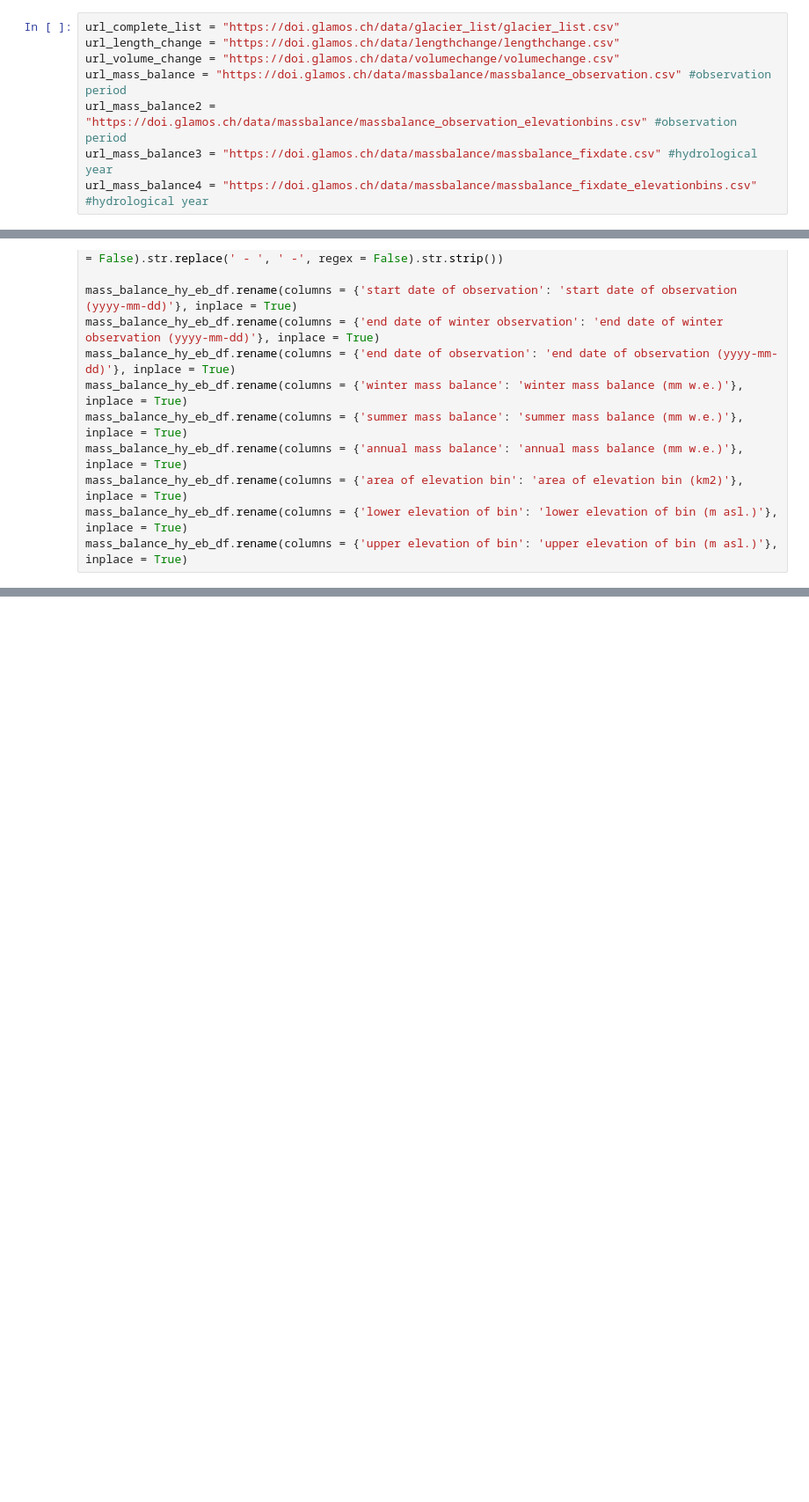
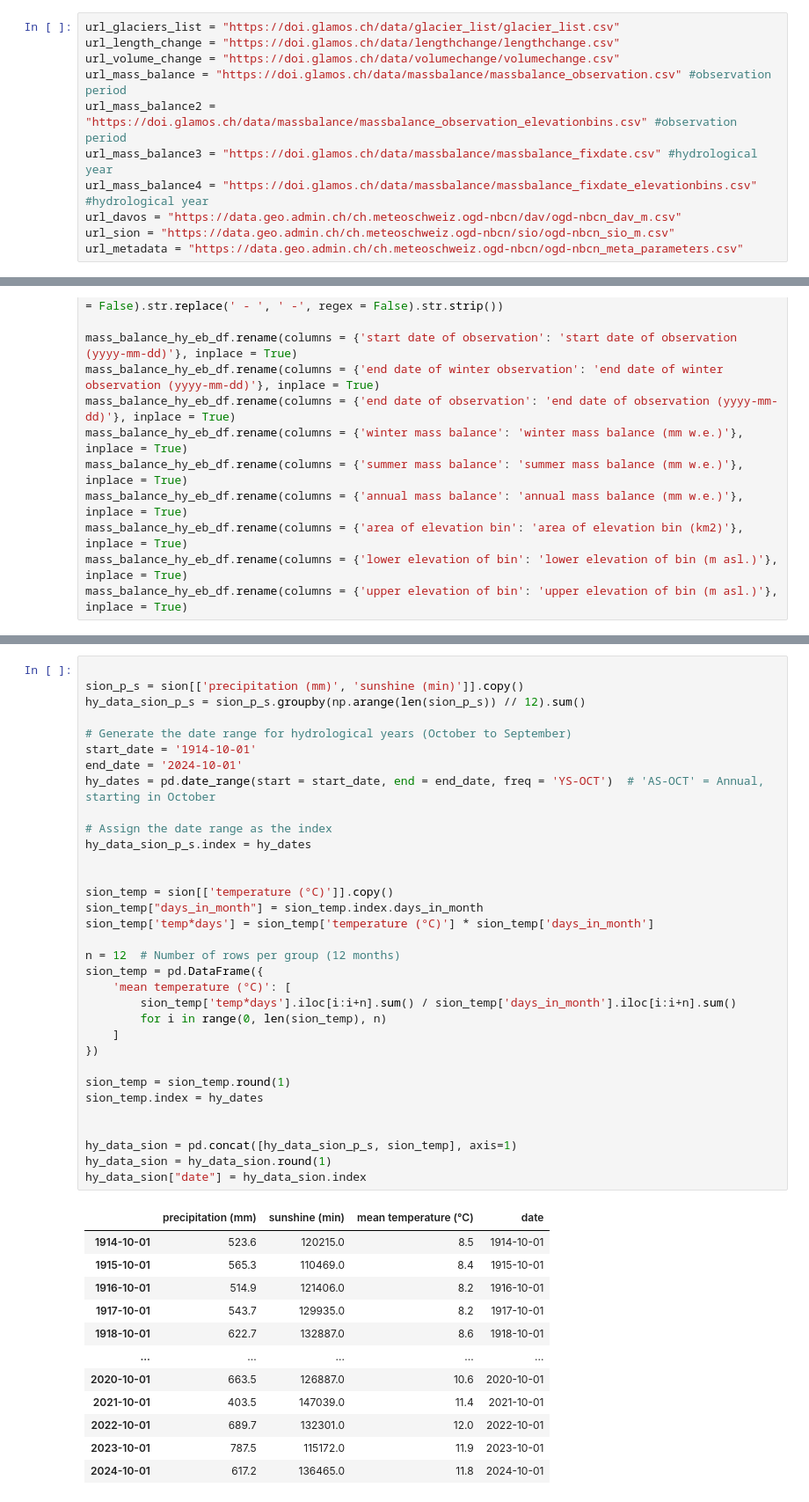
Before and after one commit to fredericvdhurk-code/project-glaciers, a Jupyter notebook: data/data_extraction.ipynb, the cells around one changed output, grey strips where cells are left out. Shown at 88% size. Saved outputs shown, nothing was run; the diff lists cells and outputs as text; blank space fills up the shorter version.

Commit message:
addition of meteoswiss data

```diff
--- a/data/data_extraction.ipynb
+++ b/data/data_extraction.ipynb
@@ -4,9 +5,12 @@ import os
 # %%
-url_complete_list = "https://doi.glamos.ch/data/glacier_list/glacier_list.csv"
+url_glaciers_list = "https://doi.glamos.ch/data/glacier_list/glacier_list.csv"
 url_length_change = "https://doi.glamos.ch/data/lengthchange/lengthchange.csv"
 url_volume_change = "https://doi.glamos.ch/data/volumechange/volumechange.csv"
 url_mass_balance = "https://doi.glamos.ch/data/massbalance/massbalance_observation.csv" #observation period
 url_mass_balance2 = "https://doi.glamos.ch/data/massbalance/massbalance_observation_elevationbins.csv" #observation period
 url_mass_balance3 = "https://doi.glamos.ch/data/massbalance/massbalance_fixdate.csv" #hydrological year
 url_mass_balance4 = "https://doi.glamos.ch/data/massbalance/massbalance_fixdate_elevationbins.csv" #hydrological year
+url_davos = "https://data.geo.admin.ch/ch.meteoschweiz.ogd-nbcn/dav/ogd-nbcn_dav_m.csv"
+url_sion = "https://data.geo.admin.ch/ch.meteoschweiz.ogd-nbcn/sio/ogd-nbcn_sio_m.csv"
+url_metadata = "https://data.geo.admin.ch/ch.meteoschweiz.ogd-nbcn/ogd-nbcn_meta_parameters.csv"
 # %%
@@ -226,0 +298,46 @@ url_precipitation_konkordia = 'https://data.geo.admin.ch/ch.meteoschweiz.ogd-tot
+# %%
+
+sion_p_s = sion[['precipitation (mm)', 'sunshine (min)']].copy()
+hy_data_sion_p_s = sion_p_s.groupby(np.arange(len(sion_p_s)) // 12).sum()
+
+# Generate the date range for hydrological years (October to September)
+start_date = '1914-10-01'
+end_date = '2024-10-01'
+hy_dates = pd.date_range(start = start_date, end = end_date, freq = 'YS-OCT')  # 'AS-OCT' = Annual, starting in October
+
+# Assign the date range as the index
+hy_data_sion_p_s.index = hy_dates
+
+
+sion_temp = sion[['temperature (°C)']].copy()
+sion_temp["days_in_month"] = sion_temp.index.days_in_month
+sion_temp['temp*days'] = sion_temp['temperature (°C)'] * sion_temp['days_in_month']
+
+n = 12  # Number of rows per group (12 months)
+sion_temp = pd.DataFrame({
+    'mean temperature (°C)': [
+        sion_temp['temp*days'].iloc[i:i+n].sum() / sion_temp['days_in_month'].iloc[i:i+n].sum()
+        for i in range(0, len(sion_temp), n)
+    ]
+})
+
+sion_temp = sion_temp.round(1)
+sion_temp.index = hy_dates
+
+
+hy_data_sion = pd.concat([hy_data_sion_p_s, sion_temp], axis=1)
+hy_data_sion = hy_data_sion.round(1)
+hy_data_sion["date"] = hy_data_sion.index
+# %% [output]
+|  | precipitation (mm) | sunshine (min) | mean temperature (°C) | date |
+| 1914-10-01 | 523.6 | 120215.0 | 8.5 | 1914-10-01 |
+| 1915-10-01 | 565.3 | 110469.0 | 8.4 | 1915-10-01 |
+| 1916-10-01 | 514.9 | 121406.0 | 8.2 | 1916-10-01 |
+| 1917-10-01 | 543.7 | 129935.0 | 8.2 | 1917-10-01 |
+| 1918-10-01 | 622.7 | 132887.0 | 8.6 | 1918-10-01 |
+| ... | ... | ... | ... | ... |
+| 2020-10-01 | 663.5 | 126887.0 | 10.6 | 2020-10-01 |
+| 2021-10-01 | 403.5 | 147039.0 | 11.4 | 2021-10-01 |
+| 2022-10-01 | 689.7 | 132301.0 | 12.0 | 2022-10-01 |
+| 2023-10-01 | 787.5 | 115172.0 | 11.9 | 2023-10-01 |
+| 2024-10-01 | 617.2 | 136465.0 | 11.8 | 2024-10-01 |
```
Also changed, not shown: parts of 15 cells of this notebook, 14 other files.
